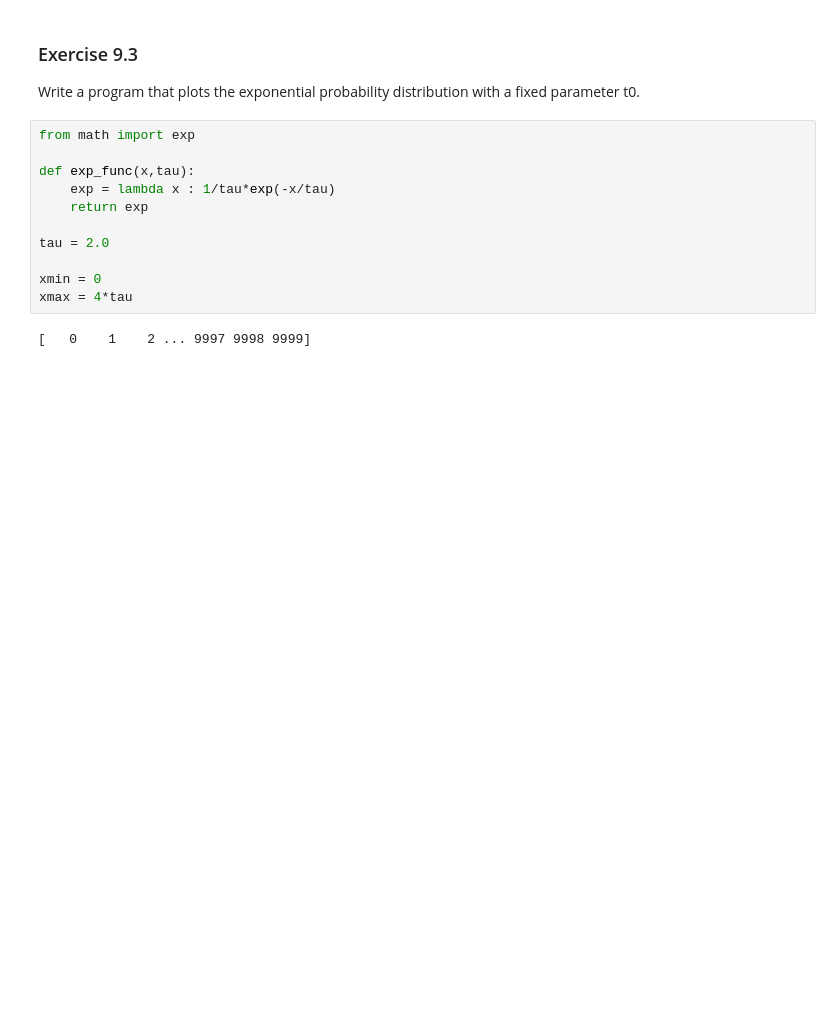
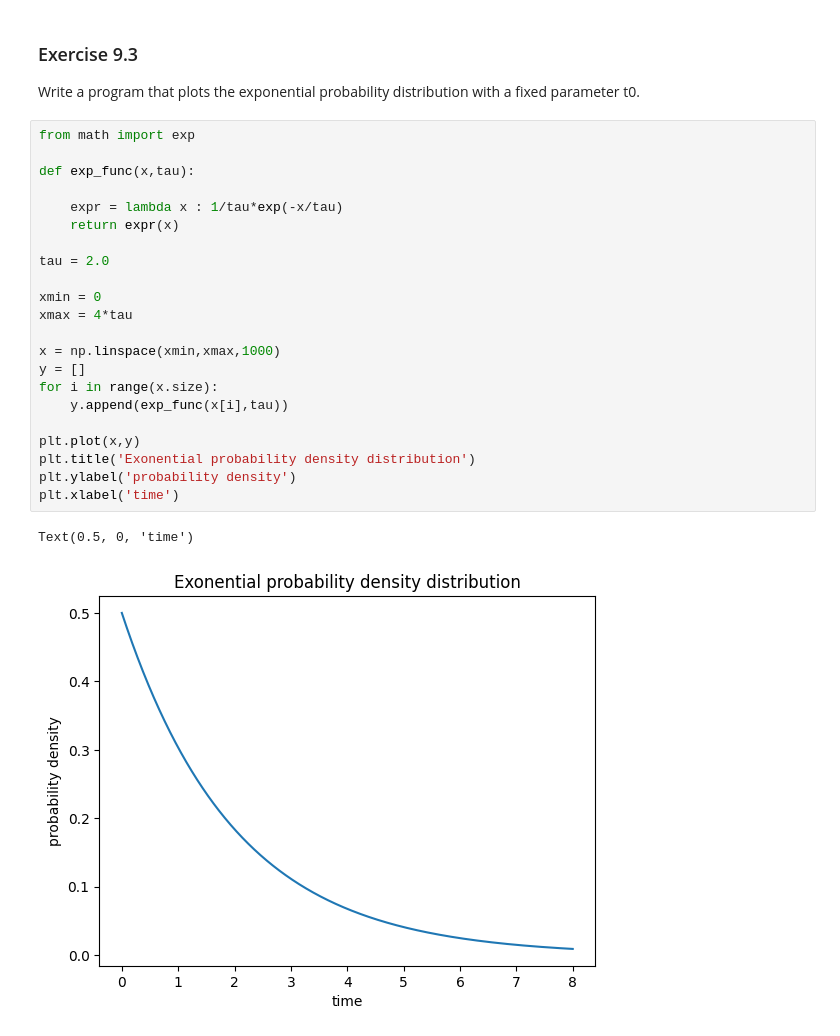
Before and after one commit to Murphy900/Lab-Code-, a Jupyter notebook: Ex 9 Python/Ex9.ipynb, the cells around one changed output. Cells and saved outputs as stored; diff of their text form; blank space fills up the shorter version.

```diff
--- a/Ex 9 Python/Ex9.ipynb
+++ b/Ex 9 Python/Ex9.ipynb
@@ -112,13 +112,25 @@ if __name__ == '__main__': main()
 # %%
 from math import exp
 
 def exp_func(x,tau):
-    exp = lambda x : 1/tau*exp(-x/tau)
-    return exp
+
+    expr = lambda x : 1/tau*exp(-x/tau)
+    return expr(x)
 
 tau = 2.0
 
 xmin = 0
 xmax = 4*tau
+
+x = np.linspace(xmin,xmax,1000)
+y = []
+for i in range(x.size):
+    y.append(exp_func(x[i],tau))
+
+plt.plot(x,y)
+plt.title('Exonential probability density distribution')
+plt.ylabel('probability density')
+plt.xlabel('time')
 # %% [output]
-[   0    1    2 ... 9997 9998 9999]
+Text(0.5, 0, 'time')
+[figure, added]
```
Also changed, not shown: parts of 8 cells of this notebook, 1 other file.
